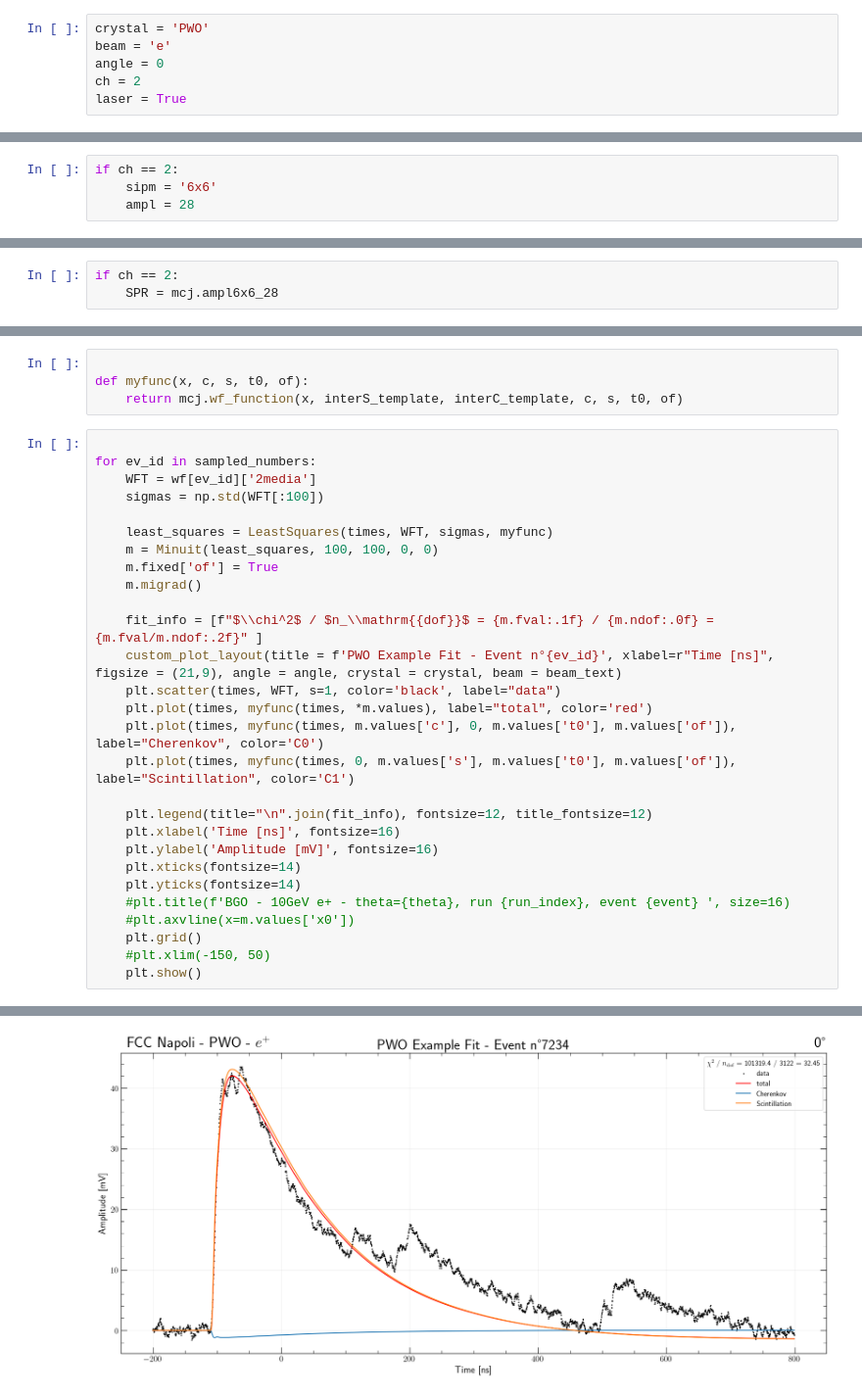
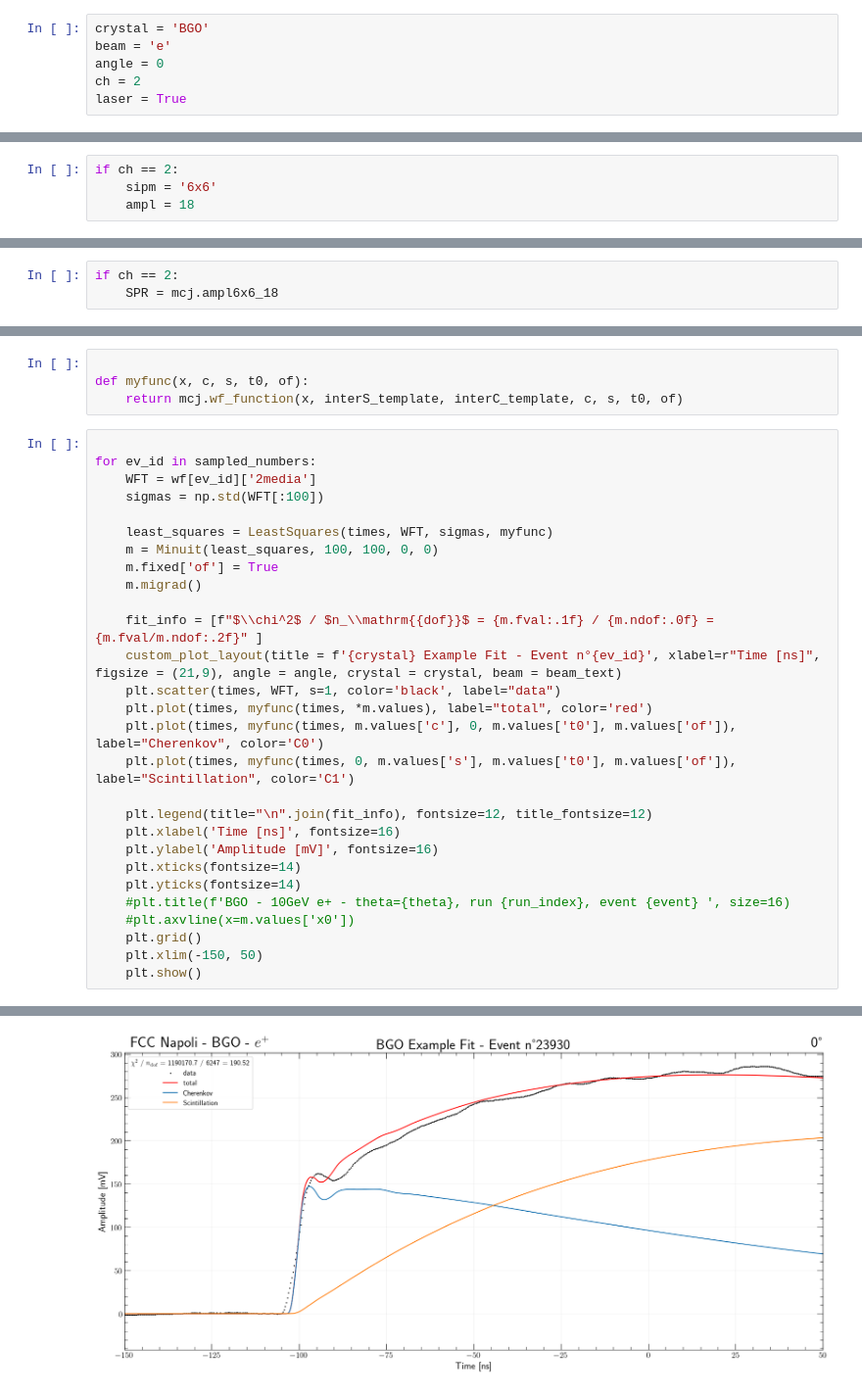
Before and after one commit to FCCNA/fcc-testbeam_analysis, a Jupyter notebook: CherenkovYieldFit.ipynb, the cells around one changed output, grey strips where cells are left out. Shown at 98% size. Saved outputs shown, nothing was run; the diff lists cells and outputs as text.

```diff
--- a/CherenkovYieldFit.ipynb
+++ b/CherenkovYieldFit.ipynb
@@ -47,7 +47,7 @@ make_dir('parqs')
 # %%
 import random
 # %%
-crystal = 'PWO'
+crystal = 'BGO'
 beam = 'e'
 angle = 0
 ch = 2
@@ -82,7 +82,7 @@ with open('yaml/laser_calib.yaml', 'r') as file:
 # %%
 if ch == 2:
     sipm = '6x6'
-    ampl = 28
+    ampl = 18
 # %%
 if laser:
     path_data = '/eos/user/m/mcampajo/MAXICC_TB_analysis/data_calibrazioni/laser/'
@@ -111,6 +113,6 @@ print(sampled_numbers)
 # %%
 if ch == 2:
-    SPR = mcj.ampl6x6_28
+    SPR = mcj.ampl6x6_18
 # %%
 dt = times[1]-times[0]
 dt = dt.round(3)
@@ -143,7 +145,7 @@ for ev_id in sampled_numbers:
     m.migrad()
 
     fit_info = [f"$\\chi^2$ / $n_\\mathrm{{dof}}$ = {m.fval:.1f} / {m.ndof:.0f} = {m.fval/m.ndof:.2f}" ]
-    custom_plot_layout(title = f'PWO Example Fit - Event n°{ev_id}', xlabel=r"Time [ns]", figsize = (21,9), angle = angle, crystal = crystal, beam = beam_text)
+    custom_plot_layout(title = f'{crystal} Example Fit - Event n°{ev_id}', xlabel=r"Time [ns]", figsize = (21,9), angle = angle, crystal = crystal, beam = beam_text)
     plt.scatter(times, WFT, s=1, color='black', label="data")
     plt.plot(times, myfunc(times, *m.values), label="total", color='red')
     plt.plot(times, myfunc(times, m.values['c'], 0, m.values['t0'], m.values['of']), label="Cherenkov", color='C0')
@@ -157,6 +159,6 @@ for ev_id in sampled_numbers:
     #plt.title(f'BGO - 10GeV e+ - theta={theta}, run {run_index}, event {event} ', size=16)
     #plt.axvline(x=m.values['x0'])
     plt.grid()
-    #plt.xlim(-150, 50)
+    plt.xlim(-150, 50)
     plt.show()
 # %% [output]
@@ -166 +168 @@ for ev_id in sampled_numbers:
-[figure, old version]
+[figure, new version]
```
Also changed, not shown: parts of 6 cells of this notebook, 2 other files.
